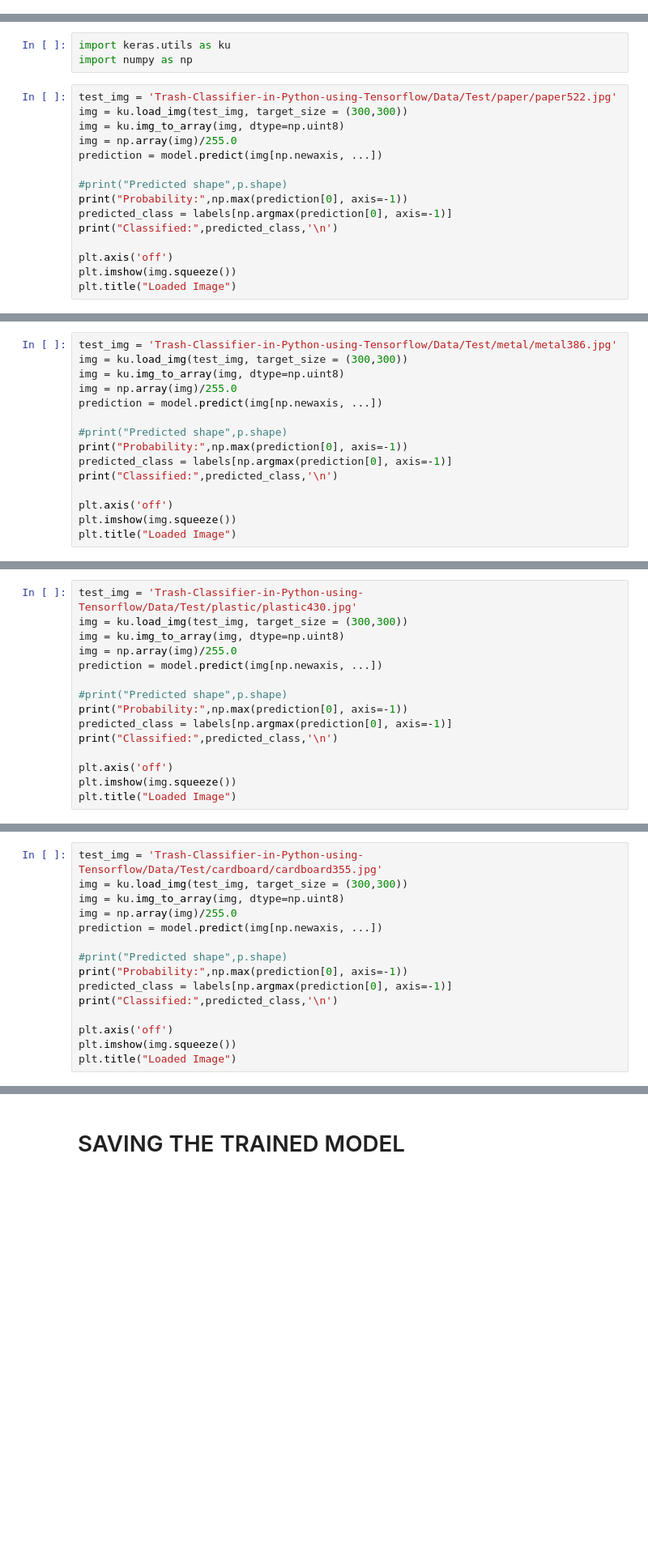
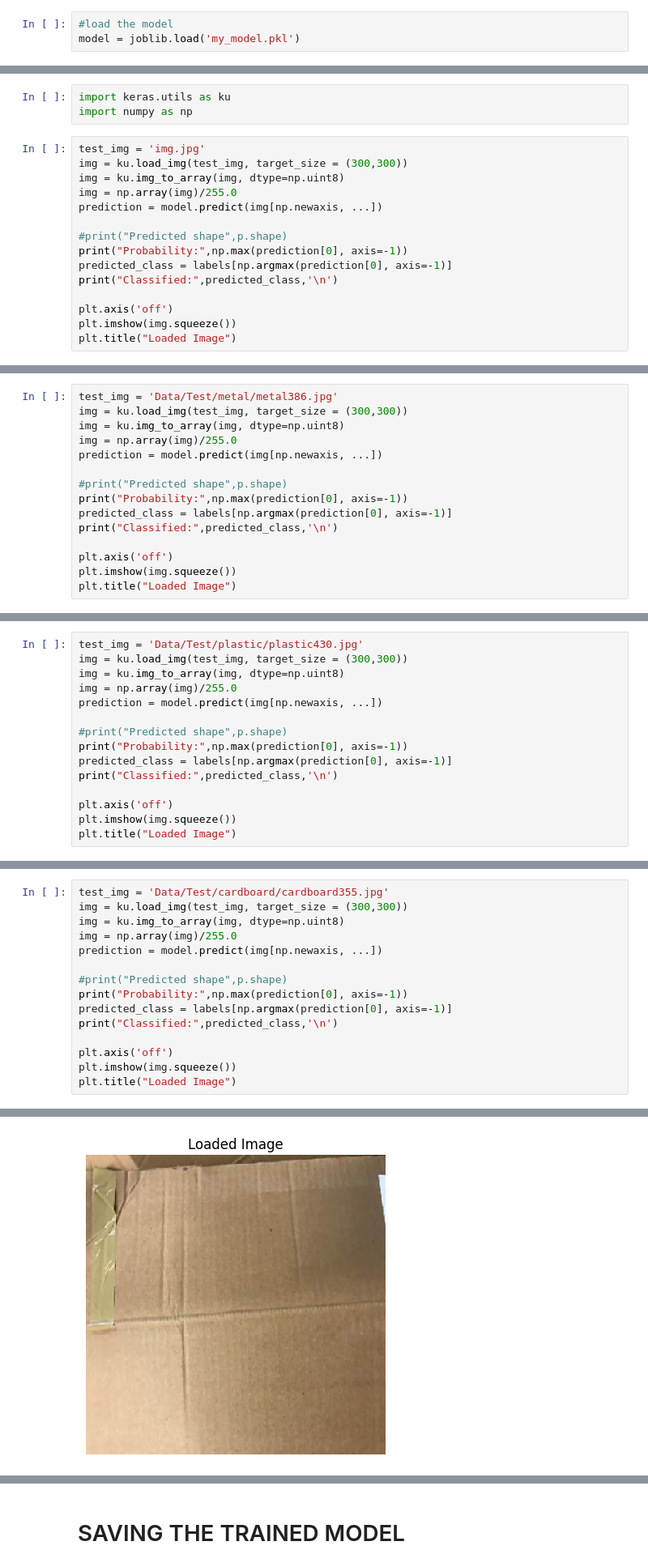
Before and after one commit to shivam112885/Smart-Garbage-Segregation, a Jupyter notebook: smart_garbage.ipynb, the cells around one changed output, grey strips where cells are left out. Shown at 81% size. Saved outputs shown, nothing was run; the diff lists cells and outputs as text; blank space fills up the shorter version.

```diff
--- a/smart_garbage.ipynb
+++ b/smart_garbage.ipynb
@@ -258,0 +238,3 @@ Epoch 10/10
+# %%
+#load the model
+model = joblib.load('my_model.pkl')
@@ -262,7 +246,7 @@ Epoch 10/10
 import keras.utils as ku
 import numpy as np
 # %%
-test_img = 'Trash-Classifier-in-Python-using-Tensorflow/Data/Test/paper/paper522.jpg'
+test_img = 'img.jpg'
 img = ku.load_img(test_img, target_size = (300,300))
 img = ku.img_to_array(img, dtype=np.uint8)
 img = np.array(img)/255.0
@@ -298,5 +280,5 @@ TRASH : 0.42 %
 # %%
-test_img = 'Trash-Classifier-in-Python-using-Tensorflow/Data/Test/metal/metal386.jpg'
+test_img = 'Data/Test/metal/metal386.jpg'
 img = ku.load_img(test_img, target_size = (300,300))
 img = ku.img_to_array(img, dtype=np.uint8)
 img = np.array(img)/255.0
@@ -332,5 +314,5 @@ TRASH : 6.51 %
 # %%
-test_img = 'Trash-Classifier-in-Python-using-Tensorflow/Data/Test/plastic/plastic430.jpg'
+test_img = 'Data/Test/plastic/plastic430.jpg'
 img = ku.load_img(test_img, target_size = (300,300))
 img = ku.img_to_array(img, dtype=np.uint8)
 img = np.array(img)/255.0
@@ -366,5 +348,5 @@ TRASH : 0.08 %
 # %%
-test_img = 'Trash-Classifier-in-Python-using-Tensorflow/Data/Test/cardboard/cardboard355.jpg'
+test_img = 'Data/Test/cardboard/cardboard355.jpg'
 img = ku.load_img(test_img, target_size = (300,300))
 img = ku.img_to_array(img, dtype=np.uint8)
 img = np.array(img)/255.0
@@ -378,3 +360,4 @@ print("Classified:",predicted_class,'\n')
 plt.axis('off')
 plt.imshow(img.squeeze())
 plt.title("Loaded Image")
+# %% [output]
@@ -381,3 +368,4 @@ plt.title("Loaded Image")
+[figure, added]
 # %%
 classes = []
 probability = []
```
Also changed, not shown: parts of 22 cells of this notebook, 6 other files.
